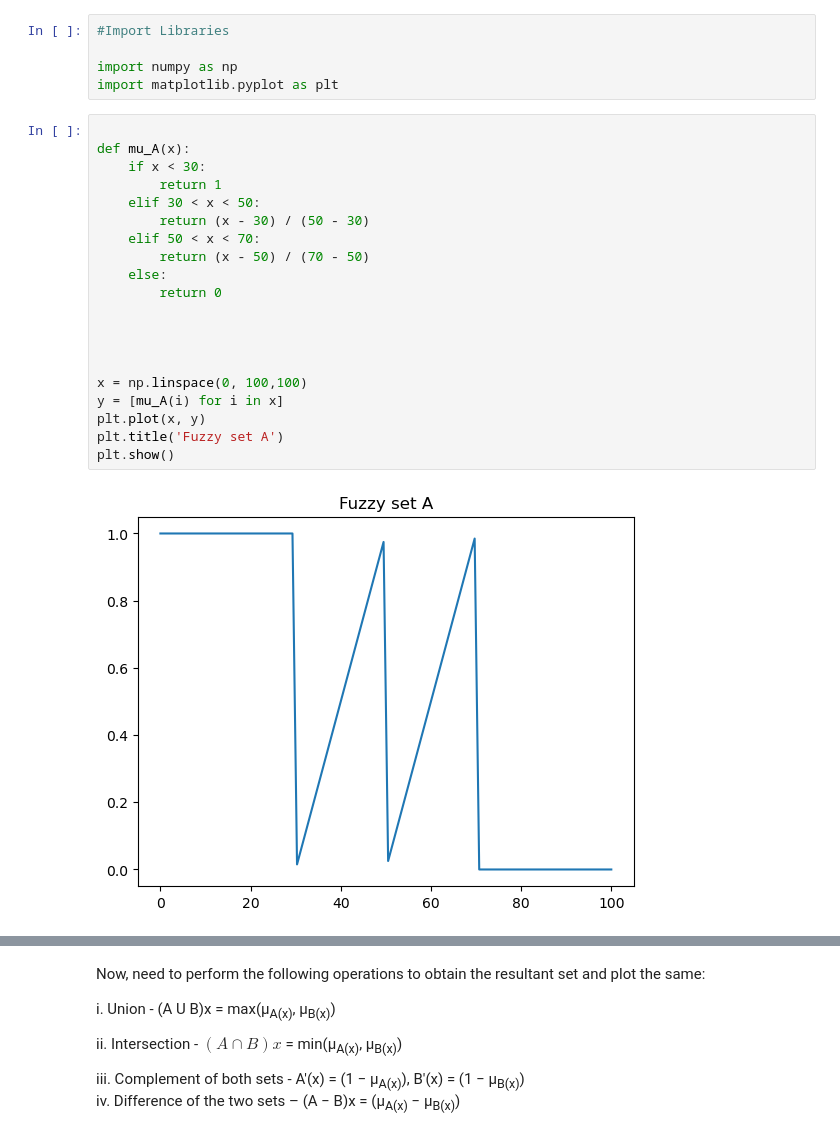
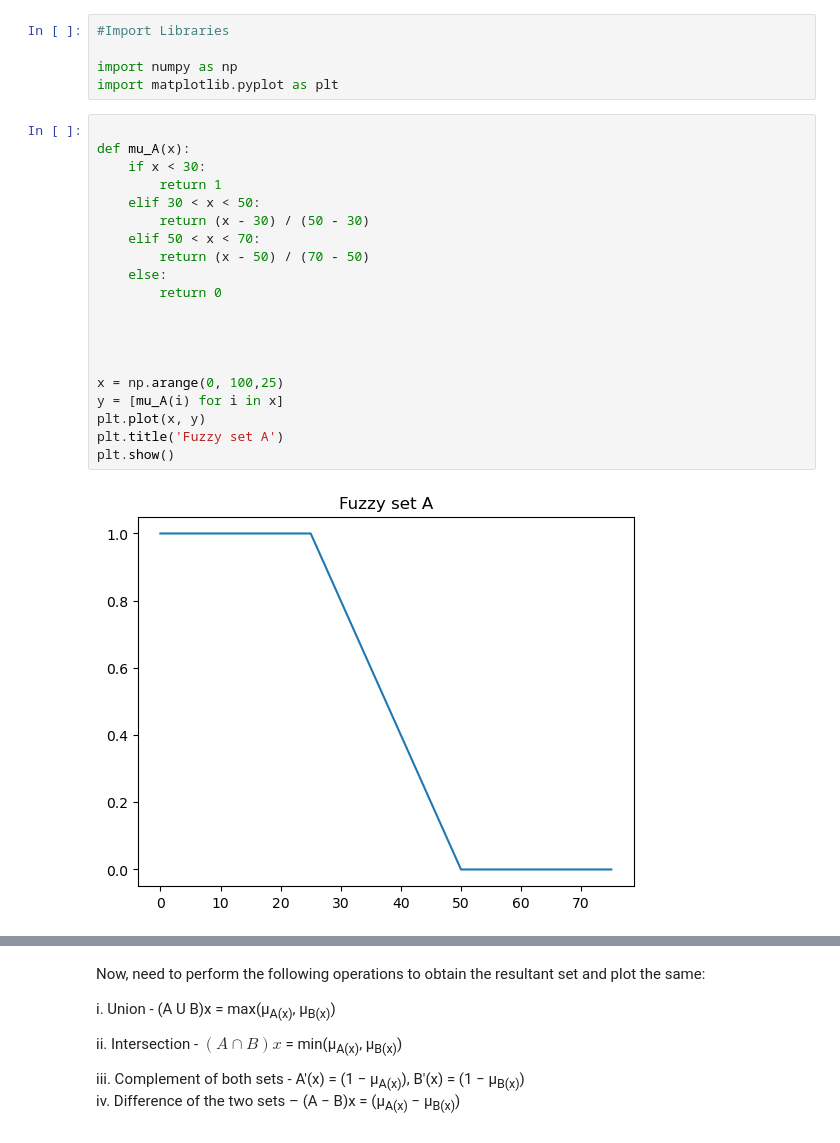
Before and after one commit to Uttam-Mahata/Soft_Computing, a Jupyter notebook: Assignment2/Fuzzy_logic.ipynb, the cells around one changed output, grey strips where cells are left out. Saved outputs shown, nothing was run; the diff lists cells and outputs as text.

```diff
--- a/Assignment2/Fuzzy_logic.ipynb
+++ b/Assignment2/Fuzzy_logic.ipynb
@@ -35,25 +35,25 @@ import matplotlib.pyplot as plt
 # %%
 
 def mu_A(x):
     if x < 30:
         return 1
     elif 30 < x < 50:
         return (x - 30) / (50 - 30)
     elif 50 < x < 70:
         return (x - 50) / (70 - 50)
     else:
         return 0
 
 
 
 
-x = np.linspace(0, 100,100)
+x = np.arange(0, 100,25)
 y = [mu_A(i) for i in x]
 plt.plot(x, y)
 plt.title('Fuzzy set A')
 plt.show()
 # %% [output]
-[figure, old version]
+[figure, new version]
 # %%
 def mu_B(x):
     if x < 60:
```
Also changed, not shown: parts of 13 cells of this notebook.
